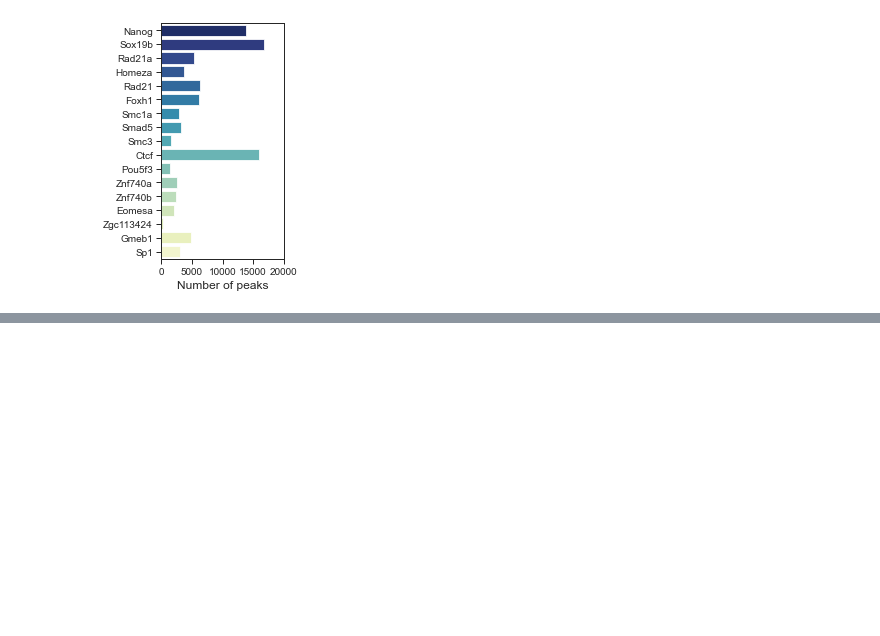
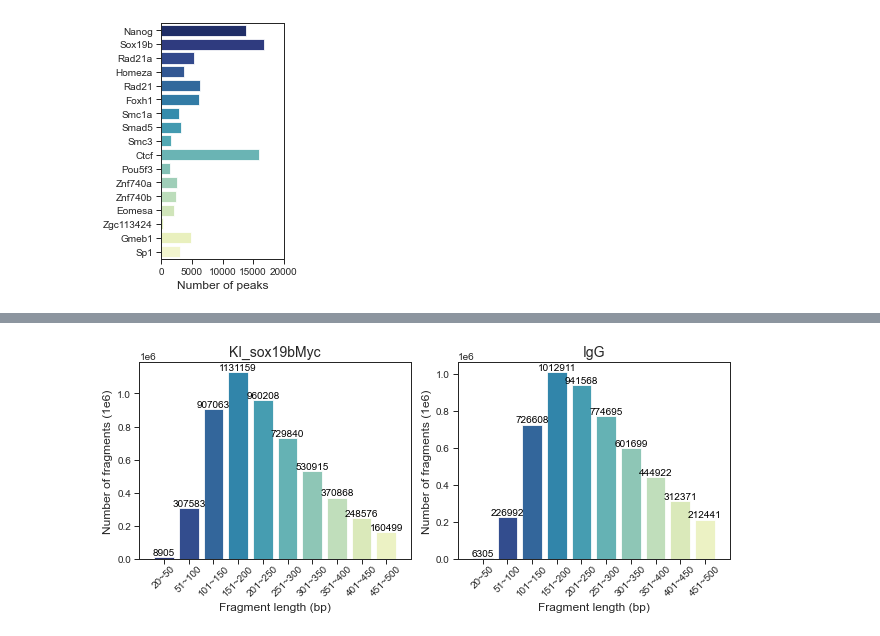
Before and after one commit to Reemann/Bioinformatics_analysis, a Jupyter notebook: statistic_plots/barplot.ipynb, the cells around one changed output, grey strips where cells are left out. Saved outputs shown, nothing was run; the diff lists cells and outputs as text; code cells hidden in the pictures; blank space fills up the shorter version.

```diff
--- a/statistic_plots/barplot.ipynb
+++ b/statistic_plots/barplot.ipynb
@@ -27,0 +46,2 @@ with sns.axes_style('white', rc={
+# %%
+fragment_len_df = {}
@@ -27,0 +67,6 @@ with sns.axes_style('white', rc={
+# %%
+for k in ['Sox19b_dome_rep1', 'Sox19b_dome_rep2', 'Sox19b_dome_rep3'] :
+    fragment_len_df[k] = pd.read_table(f'/mnt/Storage/home/wangyiman/knock_in_Sun/2_signal/{k}_fragments_length.txt',
+                                       sep = '\t', header = 0)
+
+fragment_len_df[k]
@@ -27,0 +87,10 @@ with sns.axes_style('white', rc={
+# %%
+fragment_len_df_50bp = {}
+for k in ['KI_sox19bMyc', 'IgG', 'Sox19b_dome_rep1', 'Sox19b_dome_rep2', 'Sox19b_dome_rep3'] :
+    tmp_df = fragment_len_df[k].copy()
+    tmp_df['50bp'] = [int(x) for x in tmp_df['fragment_length'] / 50]
+    tmp_df['frag_len_interval'] = [f'{int((x-1)/50) * 50 + 1}~{int((x-1)/50 + 1) * 50}'  for x in tmp_df['fragment_length']]
+    fragment_len_df_50bp[k] = tmp_df.groupby('frag_len_interval').sum().reset_index().sort_values(['50bp'])
+    fragment_len_df_50bp[k].iloc[0,0] = '20~50'
+
+fragment_len_df_50bp[k]
@@ -27,0 +109,47 @@ with sns.axes_style('white', rc={
+# %%
+with sns.axes_style('white', rc={
+        'xtick.bottom': True,
+        'ytick.left': True
+}), sns.plotting_context('paper',
+                         rc={
+                             'axes.titlesize': 14,
+                             'axes.labelsize': 12,
+                             'xtick.labelsize': 10,
+                             'ytick.labelsize': 10,
+                             'legend.fontsize': 10
+                         }):
+    fig, axes = plt.subplots(1,2, figsize = (9,4), tight_layout = True)
+    i = 0
+    for k in ['KI_sox19bMyc', 'IgG'] :
+        ax = axes[i]
+        h = sns.barplot(y = fragment_len_df_50bp[k]['number'],
+                    x = fragment_len_df_50bp[k]['50bp'],
+                    palette = 'YlGnBu_r',
+#                     orient = 'v',
+                    ax = ax)
+        ax.set_xlim(-1,10)
+        ax.set_xticks(range(10))
+        ax.set_xticklabels(fragment_len_df_50bp[k]['frag_len_interval'].tolist(), va = 'center_baseline', rotation = 45)
+    #     ax.set_xscale('log')
+        ax.set_xlabel('Fragment length (bp)')
+        ax.set_ylabel('Number of fragments (1e6)')
+        ax.set_title(k)
+
+        s = 0
+        for p in h.patches:
+            s+= p.get_height()
+        for p in h.patches :
+            if p.get_height() != 0 :
+                ax.text(p.get_x() + p.get_width()/2.,
+                        p.get_height(),
+                        '{}'.format(int(p.get_height())),
+                        fontsize=10,
+                        color='black',
+                        ha='center',
+                        va='bottom')
+
+
+        fig.savefig(f'/mnt/Storage/home/wangyiman/knock_in_Sun/figures/make2_bar_fragmentLen_KISox19b_IgG.pdf',transparent=True)
+        i += 1
+# %% [output]
+[figure, added]
```
Also changed, not shown: parts of 7 cells of this notebook.
